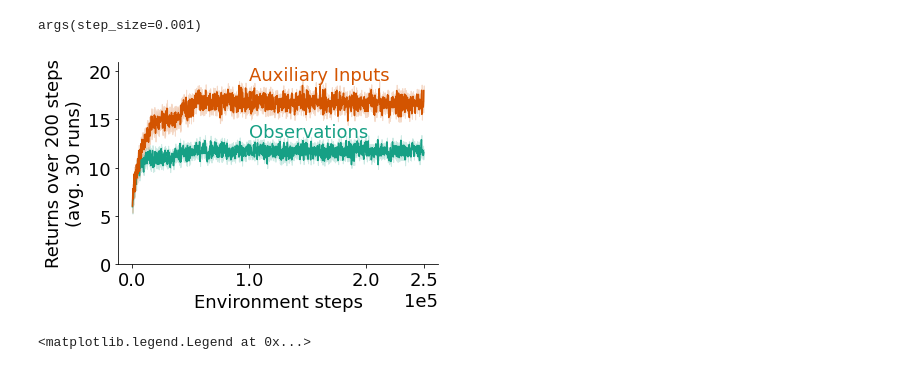
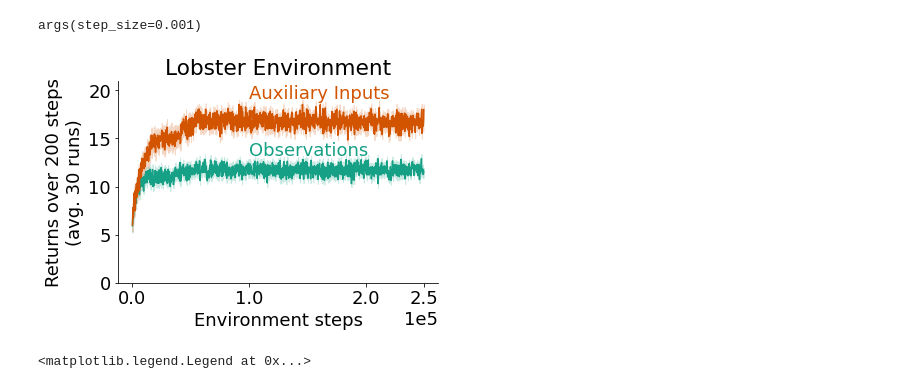
Before and after one commit to taodav/aux-inputs, a Jupyter notebook: analysis/plot_results_2.ipynb, the cells around one changed output. Saved outputs shown, nothing was run; the diff lists cells and outputs as text; code cells hidden in the pictures.

```diff
--- a/analysis/plot_results_2.ipynb
+++ b/analysis/plot_results_2.ipynb
@@ -102,35 +102,36 @@ lobster_results_path = Path(ROOT_DIR, 'results', 'lobster_results.pdf')
 
 
 for k, v in all_best.items():
     data = v[2]
     key = plot_info[k]['label']
     color = plot_info[k]['color']
     x = np.arange(data.shape[1]) * steps_per_eps
 
     means = data.mean(axis=0)
     std_err = data.std(axis=0) / np.sqrt(data.shape[0])
 
     ax.plot(x, means, label=key, color=color)
     plt.fill_between(x, means - std_err, means + std_err,
                          color=color, alpha=0.2)
 ax.set_ylim(0, 21)
 
 ax.set_xlabel('Environment steps')
 ax.set_ylabel(f"Returns over 200 steps\n(avg. 30 runs)")
 ax.set_xticks([0, 1e5, 2e5, 2.5e5])
 plt.text(1e5, 13.2, "Observations", color=plot_info['2_linear']['color'], fontdict=dict(size=18))
 plt.text(1e5, 19.1, "Auxiliary Inputs", color=plot_info['2o_linear']['color'], fontdict=dict(size=18))
 
 ax.spines['right'].set_visible(False)
 ax.spines['top'].set_visible(False)
 plt.ticklabel_format(axis="x", style="sci", scilimits=(0,0))
 plt.tight_layout()
+ax.set_title(f'Lobster Environment')
+
 
 plt.savefig(lobster_results_path, bbox_inches='tight')
-# ax.set_title(f'Lobster fishing returns over environment steps')
 # plt.legend(bbox_to_anchor=(1.00, 1), loc='upper left')
 # %% [output]
-[figure, old version]
+[figure, new version]
 # %%
 fig, ax = plt.figure(), plt.axes()
 steps_per_eps = 200
```
Also changed, not shown: 18 other files.
